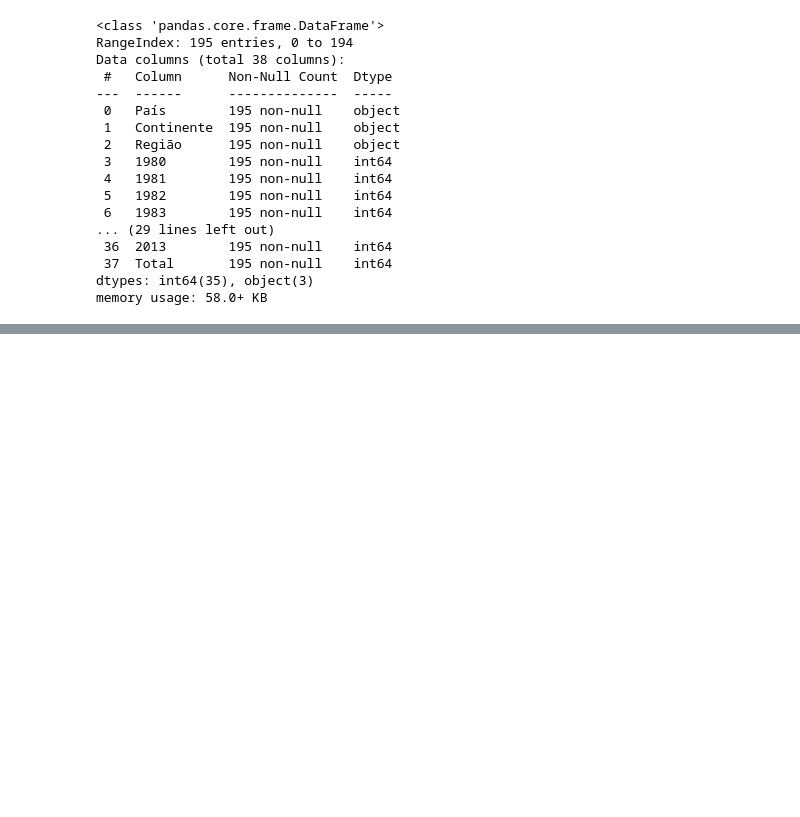
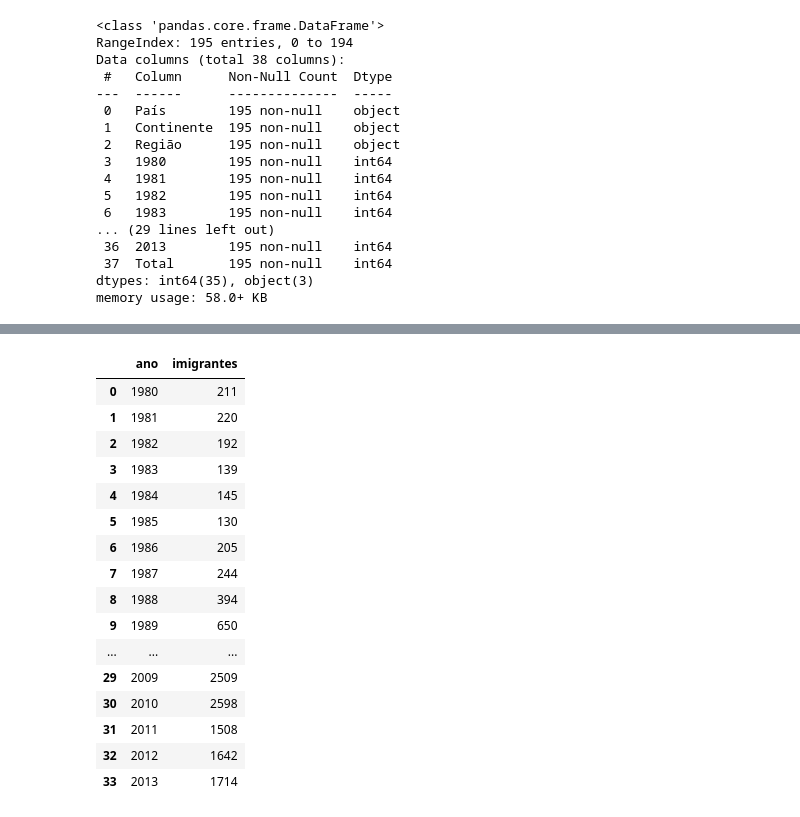
Before and after one commit to dfarneym/data_visualization, a Jupyter notebook: DataVisualization.ipynb, the cells around one changed output, grey strips where cells are left out. Saved outputs shown, nothing was run; the diff lists cells and outputs as text; code cells hidden in the pictures; blank space fills up the shorter version.

```diff
--- a/DataVisualization.ipynb
+++ b/DataVisualization.ipynb
@@ -42,0 +96,20 @@ memory usage: 58.0+ KB
+# %%
+dados_brasil
+# %% [output]
+|  | ano | imigrantes |
+| 0 | 1980 | 211 |
+| 1 | 1981 | 220 |
+| 2 | 1982 | 192 |
+| 3 | 1983 | 139 |
+| 4 | 1984 | 145 |
+| 5 | 1985 | 130 |
+| 6 | 1986 | 205 |
+| 7 | 1987 | 244 |
+| 8 | 1988 | 394 |
+| 9 | 1989 | 650 |
+| ... | ... | ... |
+| 29 | 2009 | 2509 |
+| 30 | 2010 | 2598 |
+| 31 | 2011 | 1508 |
+| 32 | 2012 | 1642 |
+| 33 | 2013 | 1714 |
```
Also changed, not shown: parts of 8 cells of this notebook, 2 other files.
